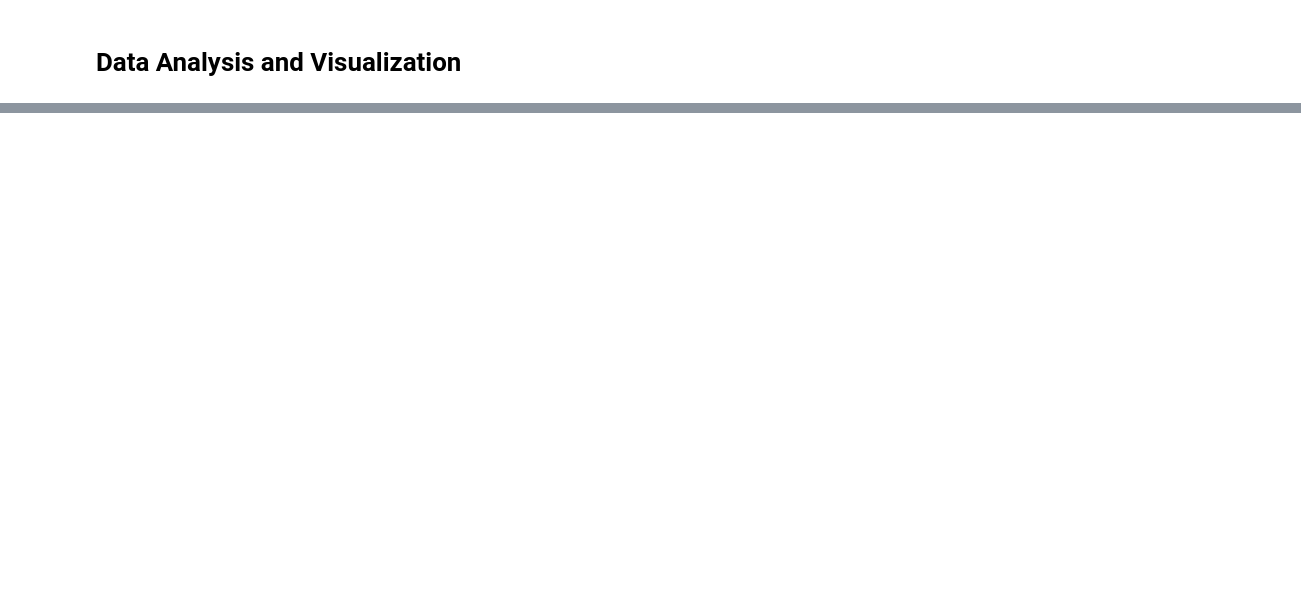
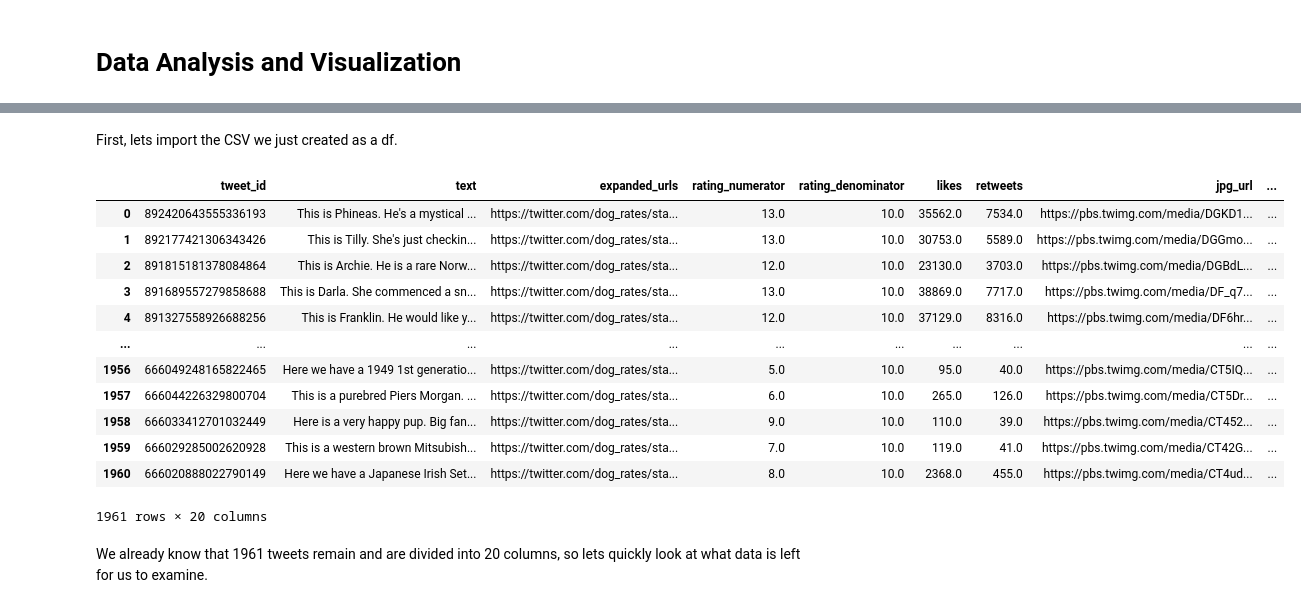
Before and after one commit to Miles-Murphy/data_wrangling_final_project, a Jupyter notebook: wrangle_act.ipynb, the cells around one changed output, grey strips where cells are left out. Drawn from its saved outputs; the diff is of its cells as text; code cells hidden in the pictures; blank space fills up the shorter version.

Commit message:
Created clean 'twitter_archive_master.csv and began data analysis on this new file

```diff
--- a/wrangle_act.ipynb
+++ b/wrangle_act.ipynb
@@ -1618,0 +1634,22 @@ twitter_archive_clean.sample(5)
+# %% [markdown]
+First, lets import the CSV we just created as a df.
+# %%
+df = pd.read_csv('twitter_archive_master')
+# %%
+df
+# %% [output]
+|  | tweet_id | text | expanded_urls | rating_numerator | rating_denominator | likes | retweets | jpg_url | ... |
+| 0 | 892420643555336193 | This is Phineas. He's a mystical ... | https://twitter.com/dog_rates/sta... | 13.0 | 10.0 | 35562.0 | 7534.0 | https://pbs.twimg.com/media/DGKD1... | ... |
+| 1 | 892177421306343426 | This is Tilly. She's just checkin... | https://twitter.com/dog_rates/sta... | 13.0 | 10.0 | 30753.0 | 5589.0 | https://pbs.twimg.com/media/DGGmo... | ... |
+| 2 | 891815181378084864 | This is Archie. He is a rare Norw... | https://twitter.com/dog_rates/sta... | 12.0 | 10.0 | 23130.0 | 3703.0 | https://pbs.twimg.com/media/DGBdL... | ... |
+| 3 | 891689557279858688 | This is Darla. She commenced a sn... | https://twitter.com/dog_rates/sta... | 13.0 | 10.0 | 38869.0 | 7717.0 | https://pbs.twimg.com/media/DF_q7... | ... |
+| 4 | 891327558926688256 | This is Franklin. He would like y... | https://twitter.com/dog_rates/sta... | 12.0 | 10.0 | 37129.0 | 8316.0 | https://pbs.twimg.com/media/DF6hr... | ... |
+| ... | ... | ... | ... | ... | ... | ... | ... | ... | ... |
+| 1956 | 666049248165822465 | Here we have a 1949 1st generatio... | https://twitter.com/dog_rates/sta... | 5.0 | 10.0 | 95.0 | 40.0 | https://pbs.twimg.com/media/CT5IQ... | ... |
+| 1957 | 666044226329800704 | This is a purebred Piers Morgan. ... | https://twitter.com/dog_rates/sta... | 6.0 | 10.0 | 265.0 | 126.0 | https://pbs.twimg.com/media/CT5Dr... | ... |
+| 1958 | 666033412701032449 | Here is a very happy pup. Big fan... | https://twitter.com/dog_rates/sta... | 9.0 | 10.0 | 110.0 | 39.0 | https://pbs.twimg.com/media/CT452... | ... |
+| 1959 | 666029285002620928 | This is a western brown Mitsubish... | https://twitter.com/dog_rates/sta... | 7.0 | 10.0 | 119.0 | 41.0 | https://pbs.twimg.com/media/CT42G... | ... |
+| 1960 | 666020888022790149 | Here we have a Japanese Irish Set... | https://twitter.com/dog_rates/sta... | 8.0 | 10.0 | 2368.0 | 455.0 | https://pbs.twimg.com/media/CT4ud... | ... |
+1961 rows × 20 columns
+# %% [markdown]
+We already know that 1961 tweets remain and are divided into 20 columns, so lets quickly look at what data is left for us to examine.
```
Also changed, not shown: parts of 5 cells of this notebook, 2 other files.
